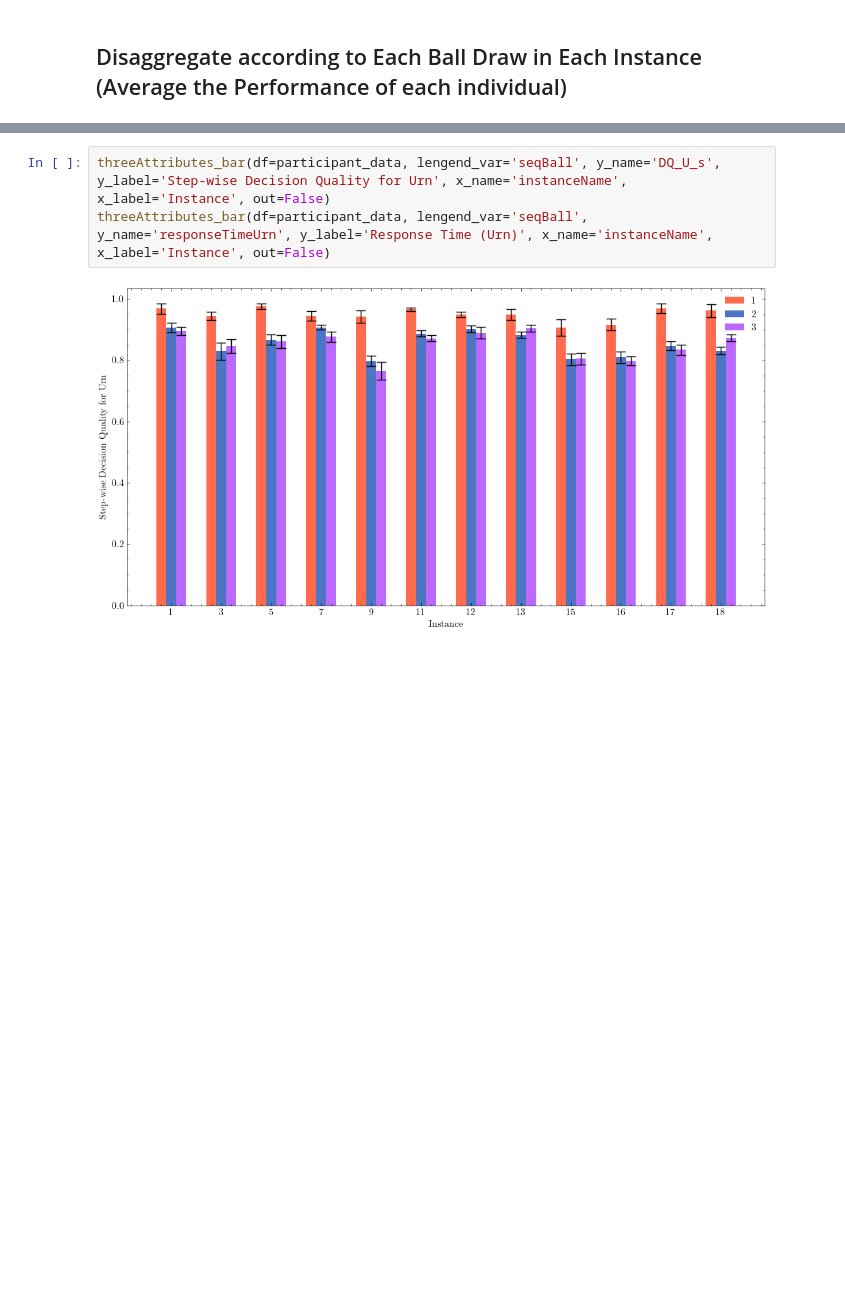
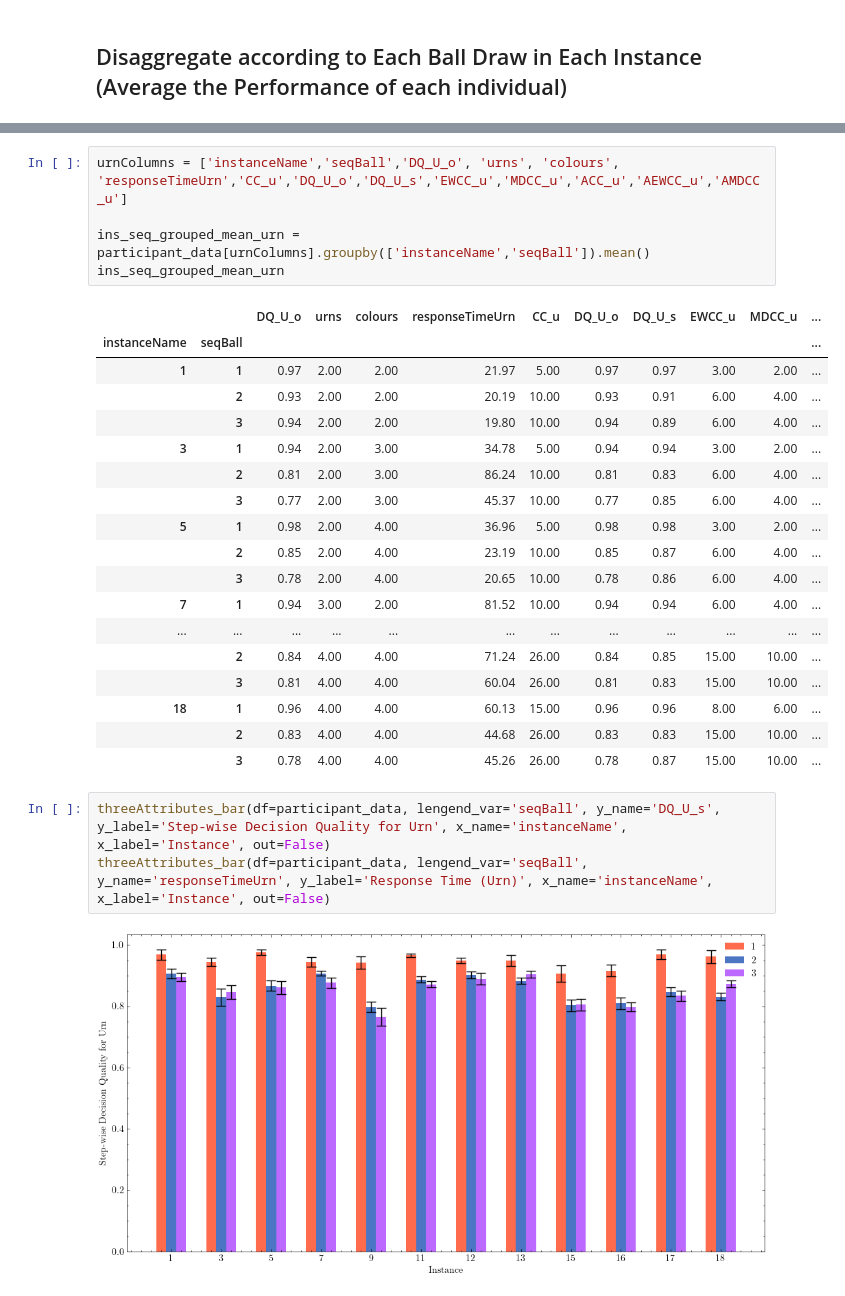
Before and after one commit to ZhongyuXu/beliefUpdating, a Jupyter notebook: Analysis/draft2.ipynb, the cells around one changed output, grey strips where cells are left out. Saved outputs shown, nothing was run; the diff lists cells and outputs as text; blank space fills up the shorter version.

```diff
--- a/Analysis/draft2.ipynb
+++ b/Analysis/draft2.ipynb
@@ -952,3 +927,27 @@ def twoAttributes_bar(df, y_name, y_label, x_name, x_label,out=False):
+# %%
+urnColumns = ['instanceName','seqBall','DQ_U_o', 'urns', 'colours', 'responseTimeUrn','CC_u','DQ_U_o','DQ_U_s','EWCC_u','MDCC_u','ACC_u','AEWCC_u','AMDCC_u']
+
+ins_seq_grouped_mean_urn = participant_data[urnColumns].groupby(['instanceName','seqBall']).mean()
+ins_seq_grouped_mean_urn
+# %% [output]
+|  |  | DQ_U_o | urns | colours | responseTimeUrn | CC_u | DQ_U_o | DQ_U_s | EWCC_u | MDCC_u | ... |
+| instanceName | seqBall |  |  |  |  |  |  |  |  |  | ... |
+| 1 | 1 | 0.97 | 2.00 | 2.00 | 21.97 | 5.00 | 0.97 | 0.97 | 3.00 | 2.00 | ... |
+|  | 2 | 0.93 | 2.00 | 2.00 | 20.19 | 10.00 | 0.93 | 0.91 | 6.00 | 4.00 | ... |
+|  | 3 | 0.94 | 2.00 | 2.00 | 19.80 | 10.00 | 0.94 | 0.89 | 6.00 | 4.00 | ... |
+| 3 | 1 | 0.94 | 2.00 | 3.00 | 34.78 | 5.00 | 0.94 | 0.94 | 3.00 | 2.00 | ... |
+|  | 2 | 0.81 | 2.00 | 3.00 | 86.24 | 10.00 | 0.81 | 0.83 | 6.00 | 4.00 | ... |
+|  | 3 | 0.77 | 2.00 | 3.00 | 45.37 | 10.00 | 0.77 | 0.85 | 6.00 | 4.00 | ... |
+| 5 | 1 | 0.98 | 2.00 | 4.00 | 36.96 | 5.00 | 0.98 | 0.98 | 3.00 | 2.00 | ... |
+|  | 2 | 0.85 | 2.00 | 4.00 | 23.19 | 10.00 | 0.85 | 0.87 | 6.00 | 4.00 | ... |
+|  | 3 | 0.78 | 2.00 | 4.00 | 20.65 | 10.00 | 0.78 | 0.86 | 6.00 | 4.00 | ... |
+| 7 | 1 | 0.94 | 3.00 | 2.00 | 81.52 | 10.00 | 0.94 | 0.94 | 6.00 | 4.00 | ... |
+| ... | ... | ... | ... | ... | ... | ... | ... | ... | ... | ... | ... |
+|  | 2 | 0.84 | 4.00 | 4.00 | 71.24 | 26.00 | 0.84 | 0.85 | 15.00 | 10.00 | ... |
+|  | 3 | 0.81 | 4.00 | 4.00 | 60.04 | 26.00 | 0.81 | 0.83 | 15.00 | 10.00 | ... |
+| 18 | 1 | 0.96 | 4.00 | 4.00 | 60.13 | 15.00 | 0.96 | 0.96 | 8.00 | 6.00 | ... |
+|  | 2 | 0.83 | 4.00 | 4.00 | 44.68 | 26.00 | 0.83 | 0.83 | 15.00 | 10.00 | ... |
+|  | 3 | 0.78 | 4.00 | 4.00 | 45.26 | 26.00 | 0.78 | 0.87 | 15.00 | 10.00 | ... |
 # %%
 threeAttributes_bar(df=participant_data, lengend_var='seqBall', y_name='DQ_U_s', y_label='Step-wise Decision Quality for Urn', x_name='instanceName', x_label='Instance', out=False)
 threeAttributes_bar(df=participant_data, lengend_var='seqBall', y_name='responseTimeUrn', y_label='Response Time (Urn)', x_name='instanceName', x_label='Instance', out=False)
```
Also changed, not shown: parts of 48 cells of this notebook.
